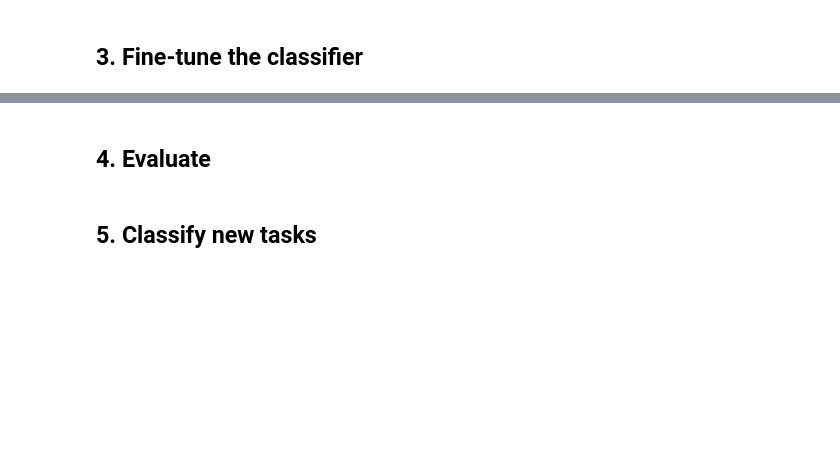
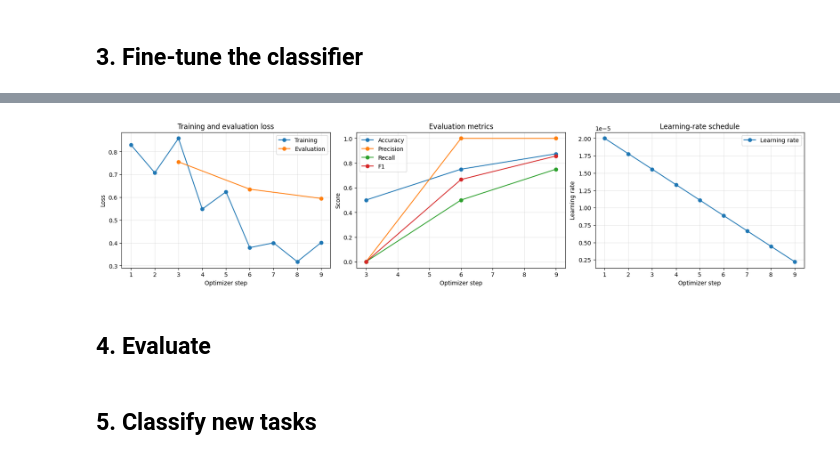
Before and after one commit to donvito/notebooks, a Jupyter notebook: colab/ModernBERT_train_classify.ipynb, the cells around one changed output, grey strips where cells are left out. Drawn from its saved outputs; the diff is of its cells as text; code cells hidden in the pictures; blank space fills up the shorter version.

Commit message:
Update ModernBERT training notebook with execution counts and output enhancements, including installation of matplotlib for visualization.

```diff
--- a/colab/ModernBERT_train_classify.ipynb
+++ b/colab/ModernBERT_train_classify.ipynb
@@ -145,7 +172,7 @@ training_args = TrainingArguments(
     weight_decay=0.01,
     eval_strategy="epoch",
     save_strategy="no",
-    logging_steps=5,
+    logging_steps=1,
     report_to="none",
     bf16=torch.cuda.is_available() and torch.cuda.is_bf16_supported(),
     fp16=torch.cuda.is_available() and not torch.cuda.is_bf16_supported(),
@@ -164,3 +205,51 @@ trainer.train()
+# %%
+import matplotlib.pyplot as plt
+
+history = trainer.state.log_history
+
+if not history:
+    print("No training metrics yet. Run the fine-tuning cell first.")
+else:
+    fig, axes = plt.subplots(1, 3, figsize=(17, 4), layout="constrained")
+    panels = [
+        ("Training and evaluation loss", "Loss", [
+            ("loss", "Training"),
+            ("eval_loss", "Evaluation"),
+        ]),
+        ("Evaluation metrics", "Score", [
+            ("eval_accuracy", "Accuracy"),
+            ("eval_precision", "Precision"),
+            ("eval_recall", "Recall"),
+            ("eval_f1", "F1"),
+        ]),
+        ("Learning-rate schedule", "Learning rate", [
+            ("learning_rate", "Learning rate"),
+        ]),
+    ]
+
+    for ax, (title, ylabel, metrics) in zip(axes, panels):
+        for key, label in metrics:
+            points = [row for row in history if key in row and "step" in row]
+            if points:
+                ax.plot(
+                    [row["step"] for row in points],
+                    [row[key] for row in points],
+                    marker="o",
+                    label=label,
+                )
+        ax.set(title=title, xlabel="Optimizer step", ylabel=ylabel)
+        ax.grid(True, alpha=0.3)
+        if ax.lines:
+            ax.legend()
+        else:
+            ax.text(0.5, 0.5, "No metrics logged yet", ha="center", va="center", transform=ax.transAxes)
+
+    axes[1].set_ylim(-0.05, 1.05)
+    axes[2].ticklabel_format(axis="y", style="sci", scilimits=(0, 0))
+    plt.show()
+    plt.close(fig)
+# %% [output]
+[figure, added]
 # %% [markdown]
 ## 4. Evaluate
 # %%
```
Also changed, not shown: parts of 7 cells of this notebook.
